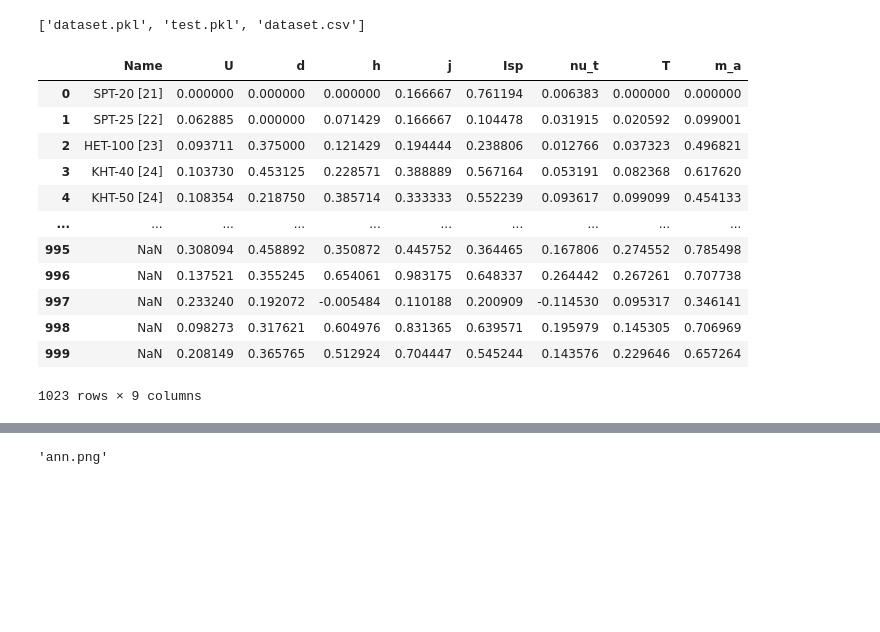
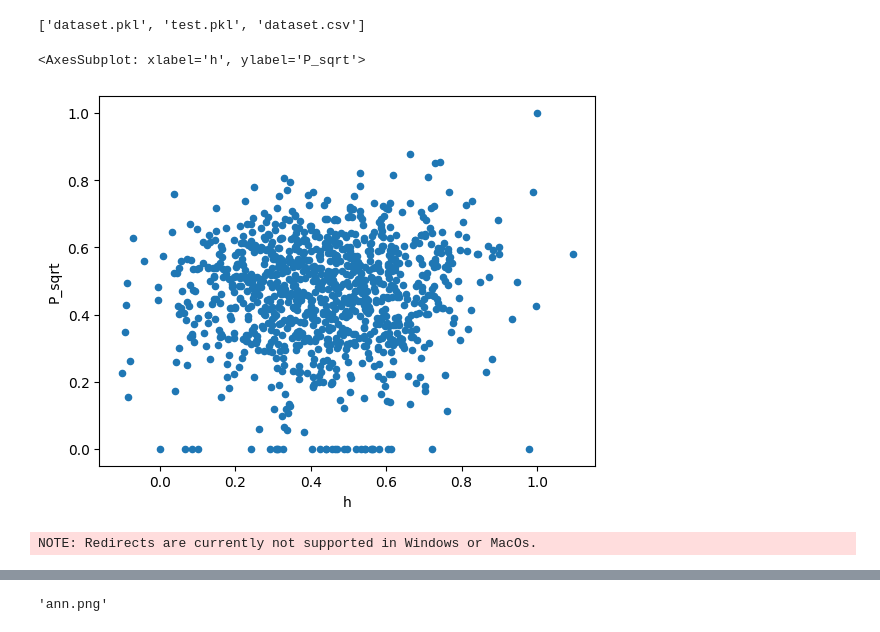
Before and after one commit to advpropsys/hetfit_scientific, a Jupyter notebook: anal/observtional_pass.ipynb, the cells around one changed output, grey strips where cells are left out. Saved outputs shown, nothing was run; the diff lists cells and outputs as text; code cells hidden in the pictures; blank space fills up the shorter version.

```diff
--- a/anal/observtional_pass.ipynb
+++ b/anal/observtional_pass.ipynb
@@ -4,28 +4,22 @@ os.chdir('..')
 # %%
 from utils.dataset_loader import get_dataset
 df = get_dataset(name='test.pkl')
-df
+df['P_sqrt'] = df.iloc[:,1].apply(lambda x: x ** 0.5)
 # %% [output]
 ['dataset.pkl', 'test.pkl', 'dataset.csv']
-|  | Name | U | d | h | j | Isp | nu_t | T | m_a |
-| 0 | SPT-20 [21] | 0.000000 | 0.000000 | 0.000000 | 0.166667 | 0.761194 | 0.006383 | 0.000000 | 0.000000 |
-| 1 | SPT-25 [22] | 0.062885 | 0.000000 | 0.071429 | 0.166667 | 0.104478 | 0.031915 | 0.020592 | 0.099001 |
-| 2 | HET-100 [23] | 0.093711 | 0.375000 | 0.121429 | 0.194444 | 0.238806 | 0.012766 | 0.037323 | 0.496821 |
-| 3 | KHT-40 [24] | 0.103730 | 0.453125 | 0.228571 | 0.388889 | 0.567164 | 0.053191 | 0.082368 | 0.617620 |
-| 4 | KHT-50 [24] | 0.108354 | 0.218750 | 0.385714 | 0.333333 | 0.552239 | 0.093617 | 0.099099 | 0.454133 |
-| ... | ... | ... | ... | ... | ... | ... | ... | ... | ... |
-| 995 | NaN | 0.308094 | 0.458892 | 0.350872 | 0.445752 | 0.364465 | 0.167806 | 0.274552 | 0.785498 |
-| 996 | NaN | 0.137521 | 0.355245 | 0.654061 | 0.983175 | 0.648337 | 0.264442 | 0.267261 | 0.707738 |
-| 997 | NaN | 0.233240 | 0.192072 | -0.005484 | 0.110188 | 0.200909 | -0.114530 | 0.095317 | 0.346141 |
-| 998 | NaN | 0.098273 | 0.317621 | 0.604976 | 0.831365 | 0.639571 | 0.195979 | 0.145305 | 0.706969 |
-| 999 | NaN | 0.208149 | 0.365765 | 0.512924 | 0.704447 | 0.545244 | 0.143576 | 0.229646 | 0.657264 |
-1023 rows × 9 columns
+# %%
+df.plot.scatter("h",'P_sqrt')
+# %% [output]
+<AxesSubplot: xlabel='h', ylabel='P_sqrt'>
+[figure, added]
 # %%
 import matplotlib.pyplot as plt
 %matplotlib inline
 from livelossplot import PlotLosses
 # %%
 from torchmetrics import MeanAbsolutePercentageError
+import numpy as np
+from torch.functional import F
 
 def train(X, model, loss_function, optim, num_epochs):
     loss_history = []
@@ -35,24 +29,25 @@ def train(X, model, loss_function, optim, num_epochs):
     for i,data in enumerate(X):
 
             epoch_loss = 0.0
-            print(data[0])
             Y_pred = model(data[0])
             loss = loss_function(Y_pred, data[1])
 
             mean_abs_percentage_error = MeanAbsolutePercentageError()
-            ape = mean_abs_percentage_error(Y_pred, data[1])
+            # ape = abs(np.mean((Y_pred.detach().numpy()-data[1].detach().numpy())/(data[1].detach().numpy()+0.1)))
 
             loss.backward()
             optim.step()
             optim.zero_grad()
 
-            print(ape)
-            if (i+1)%20==0:
-                liveloss.update({
-                    'loss': loss.data.item(),
-                    'APE' : 10 if ape.item()>10 else ape.item(),
-                })
-                liveloss.send()
+            # print(ape)
+            # if (i+1)%20==0:
+            #     liveloss.update({
+            #         'loss': loss.data.item(),
+            #         # 'APE' : 1 if ape.item()>1 else ape.item(),
+            #     })
+            #     liveloss.send()
+# %% [output]
+NOTE: Redirects are currently not supported in Windows or MacOs.
 # %%
 from torch import nn, tensor
 import torch
```
Also changed, not shown: parts of 24 cells of this notebook, 11 other files.
